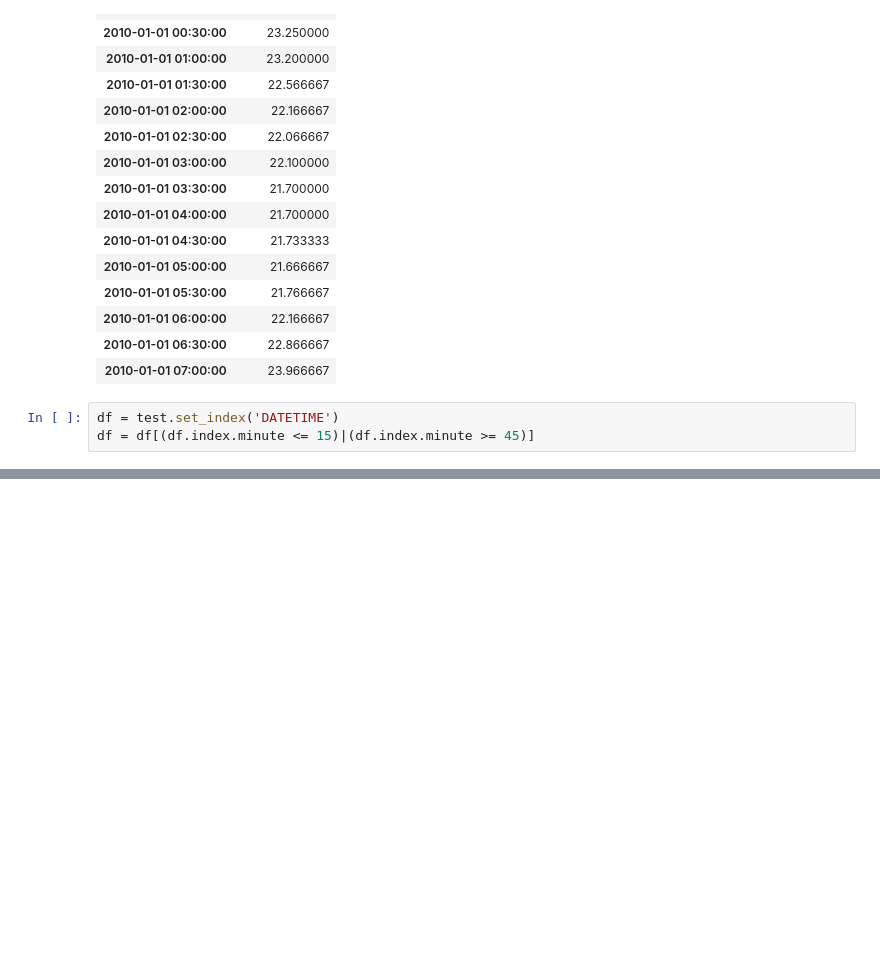
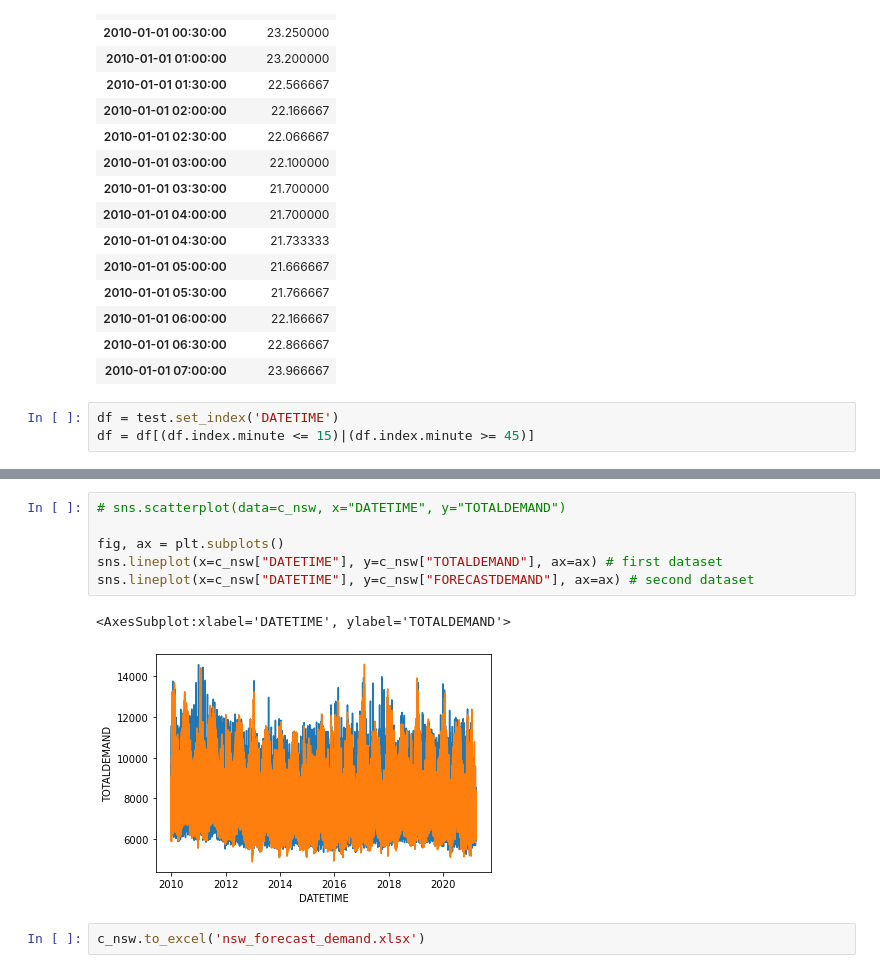
Before and after one commit to the-rahul-kumar/UNSW-Group-C-Project, a Jupyter notebook: Rahul-Workings/Data-Set-Combiner-EDA.ipynb, the cells around one changed output, grey strips where cells are left out. Drawn from its saved outputs; the diff is of its cells as text; blank space fills up the shorter version.

```diff
--- a/Rahul-Workings/Data-Set-Combiner-EDA.ipynb
+++ b/Rahul-Workings/Data-Set-Combiner-EDA.ipynb
@@ -204,0 +254,11 @@ df.head(15)
+# %%
+# sns.scatterplot(data=c_nsw, x="DATETIME", y="TOTALDEMAND")
+
+fig, ax = plt.subplots()
+sns.lineplot(x=c_nsw["DATETIME"], y=c_nsw["TOTALDEMAND"], ax=ax) # first dataset
+sns.lineplot(x=c_nsw["DATETIME"], y=c_nsw["FORECASTDEMAND"], ax=ax) # second dataset
+# %% [output]
+<AxesSubplot:xlabel='DATETIME', ylabel='TOTALDEMAND'>
+[figure, added]
+# %%
+c_nsw.to_excel('nsw_forecast_demand.xlsx')
```
Also changed, not shown: parts of 13 cells of this notebook, 5 other files.
